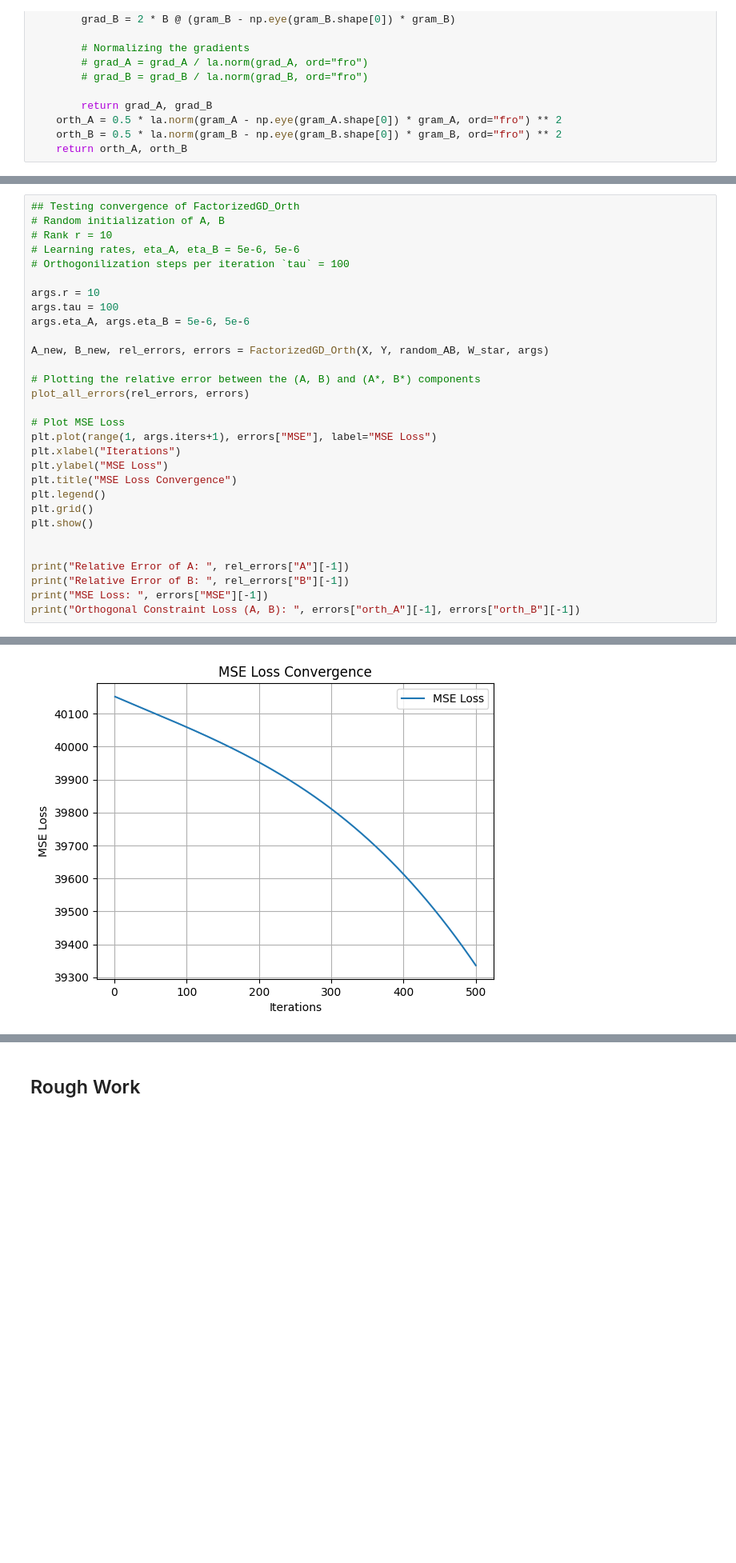
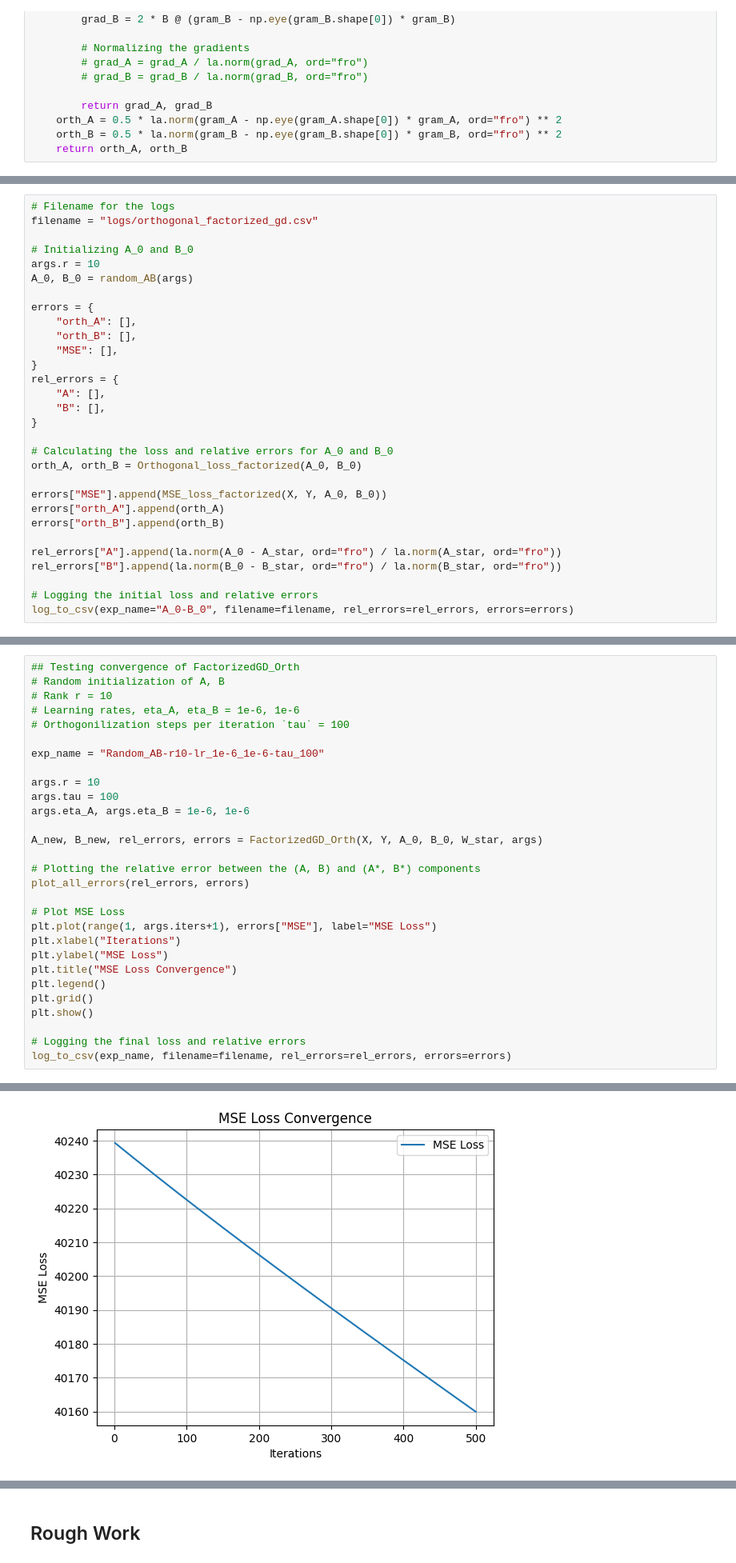
Before and after one commit to nikhil-chigali/Sequential-Low-Rank-Regression, a Jupyter notebook: sequential_low_rank_regression.ipynb, the cells around one changed output, grey strips where cells are left out. Shown at 80% size. Cells and saved outputs as stored; diff of their text form; blank space fills up the shorter version.

```diff
--- a/sequential_low_rank_regression.ipynb
+++ b/sequential_low_rank_regression.ipynb
@@ -545,3 +538,33 @@ def FactorizedGD_Orth(X, Y, init_AB, W_star, args: GDArgs):
         i += 1
 
     return A_new, B_new, rel_errors, errors
+# %%
+# Filename for the logs
+filename = "logs/orthogonal_factorized_gd.csv"
+
+# Initializing A_0 and B_0
+args.r = 10
+A_0, B_0 = random_AB(args)
+
+errors = {
+    "orth_A": [],
+    "orth_B": [],
+    "MSE": [],
+}
+rel_errors = {
+    "A": [],
+    "B": [],
+}
+
+# Calculating the loss and relative errors for A_0 and B_0
+orth_A, orth_B = Orthogonal_loss_factorized(A_0, B_0)
+
+errors["MSE"].append(MSE_loss_factorized(X, Y, A_0, B_0))
+errors["orth_A"].append(orth_A)
+errors["orth_B"].append(orth_B)
+
+rel_errors["A"].append(la.norm(A_0 - A_star, ord="fro") / la.norm(A_star, ord="fro"))
+rel_errors["B"].append(la.norm(B_0 - B_star, ord="fro") / la.norm(B_star, ord="fro"))
+
+# Logging the initial loss and relative errors
+log_to_csv(exp_name="A_0-B_0", filename=filename, rel_errors=rel_errors, errors=errors)
@@ -623,14 +653,16 @@ Orthogonal Constraint Loss (A, B):  0.9376686942781329 1.4750557362808727
 ## Testing convergence of FactorizedGD_Orth
 # Random initialization of A, B
 # Rank r = 10
-# Learning rates, eta_A, eta_B = 5e-6, 5e-6
+# Learning rates, eta_A, eta_B = 1e-6, 1e-6
 # Orthogonilization steps per iteration `tau` = 100
+
+exp_name = "Random_AB-r10-lr_1e-6_1e-6-tau_100"
 
 args.r = 10
 args.tau = 100
-args.eta_A, args.eta_B = 5e-6, 5e-6
+args.eta_A, args.eta_B = 1e-6, 1e-6
 
-A_new, B_new, rel_errors, errors = FactorizedGD_Orth(X, Y, random_AB, W_star, args)
+A_new, B_new, rel_errors, errors = FactorizedGD_Orth(X, Y, A_0, B_0, W_star, args)
 
 # Plotting the relative error between the (A, B) and (A*, B*) components
 plot_all_errors(rel_errors, errors)
@@ -644,9 +676,6 @@ plt.legend()
 plt.grid()
 plt.show()
 
-
-print("Relative Error of A: ", rel_errors["A"][-1])
-print("Relative Error of B: ", rel_errors["B"][-1])
-print("MSE Loss: ", errors["MSE"][-1])
-print("Orthogonal Constraint Loss (A, B): ", errors["orth_A"][-1], errors["orth_B"][-1])
+# Logging the final loss and relative errors
+log_to_csv(exp_name, filename=filename, rel_errors=rel_errors, errors=errors)
 # %% [output]
@@ -654 +683 @@ print("Orthogonal Constraint Loss (A, B): ", errors["orth_A"][-1], errors["orth_
-[figure, old version]
+[figure, new version]
```
Also changed, not shown: parts of 23 cells of this notebook, 3 other files.
